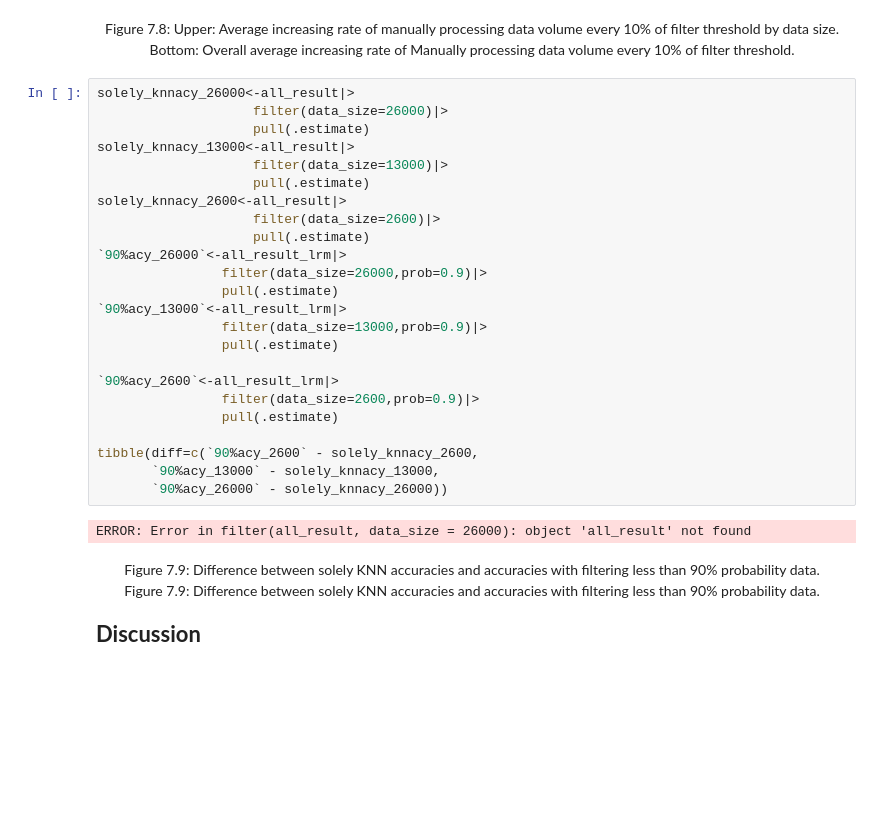
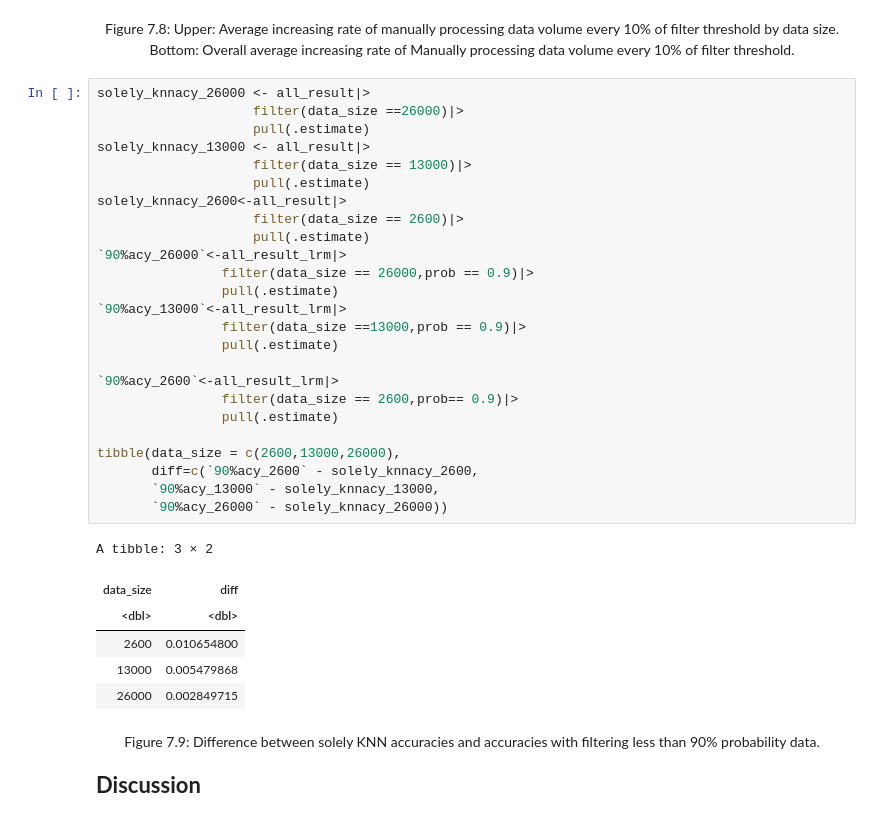
Before and after one commit to AllenCheng5186/DSCI100-Proj-Group50-23s1, a Jupyter notebook: Method_Result.ipynb, the cells around one changed output. Cells and saved outputs as stored; diff of their text form; blank space fills up the shorter version.

```diff
--- a/Method_Result.ipynb
+++ b/Method_Result.ipynb
@@ -1106,33 +1120,39 @@ A tibble: 3 × 2
 <div align="center">Figure 7.8: Upper: Average increasing rate of manually processing data volume every 10% of filter threshold by data size.
 <div align="center">Bottom: Overall average increasing rate of Manually processing data volume every 10% of filter threshold.
 # %%
-solely_knnacy_26000<-all_result|>
-                    filter(data_size=26000)|>
+solely_knnacy_26000 <- all_result|>
+                    filter(data_size ==26000)|>
                     pull(.estimate)
-solely_knnacy_13000<-all_result|>
-                    filter(data_size=13000)|>
+solely_knnacy_13000 <- all_result|>
+                    filter(data_size == 13000)|>
                     pull(.estimate)
 solely_knnacy_2600<-all_result|>
-                    filter(data_size=2600)|>
+                    filter(data_size == 2600)|>
                     pull(.estimate)
 `90%acy_26000`<-all_result_lrm|>
-                filter(data_size=26000,prob=0.9)|>
+                filter(data_size == 26000,prob == 0.9)|>
                 pull(.estimate)
 `90%acy_13000`<-all_result_lrm|>
-                filter(data_size=13000,prob=0.9)|>
+                filter(data_size ==13000,prob == 0.9)|>
                 pull(.estimate)
 
 `90%acy_2600`<-all_result_lrm|>
-                filter(data_size=2600,prob=0.9)|>
+                filter(data_size == 2600,prob== 0.9)|>
                 pull(.estimate)
 
-tibble(diff=c(`90%acy_2600` - solely_knnacy_2600,
+tibble(data_size = c(2600,13000,26000),
+       diff=c(`90%acy_2600` - solely_knnacy_2600,
        `90%acy_13000` - solely_knnacy_13000,
        `90%acy_26000` - solely_knnacy_26000))
 # %% [output]
-ERROR: Error in filter(all_result, data_size = 26000): object 'all_result' not found
+A tibble: 3 × 2
+| data_size | diff |
+| <dbl> | <dbl> |
+| 2600 | 0.010654800 |
+| 13000 | 0.005479868 |
+| 26000 | 0.002849715 |
 # %% [markdown]
-<div align="center">Figure 7.9: Difference between solely KNN accuracies and accuracies with filtering less than 90% probability data.<div align="center">Figure 7.9: Difference between solely KNN accuracies and accuracies with filtering less than 90% probability data.
+<div align="center">Figure 7.9: Difference between solely KNN accuracies and accuracies with filtering less than 90% probability data.
 # %% [markdown]
 <span style="font-size: 22px;">**Discussion**</span>
 # %% [markdown]
```
Also changed, not shown: parts of 4 cells of this notebook.
